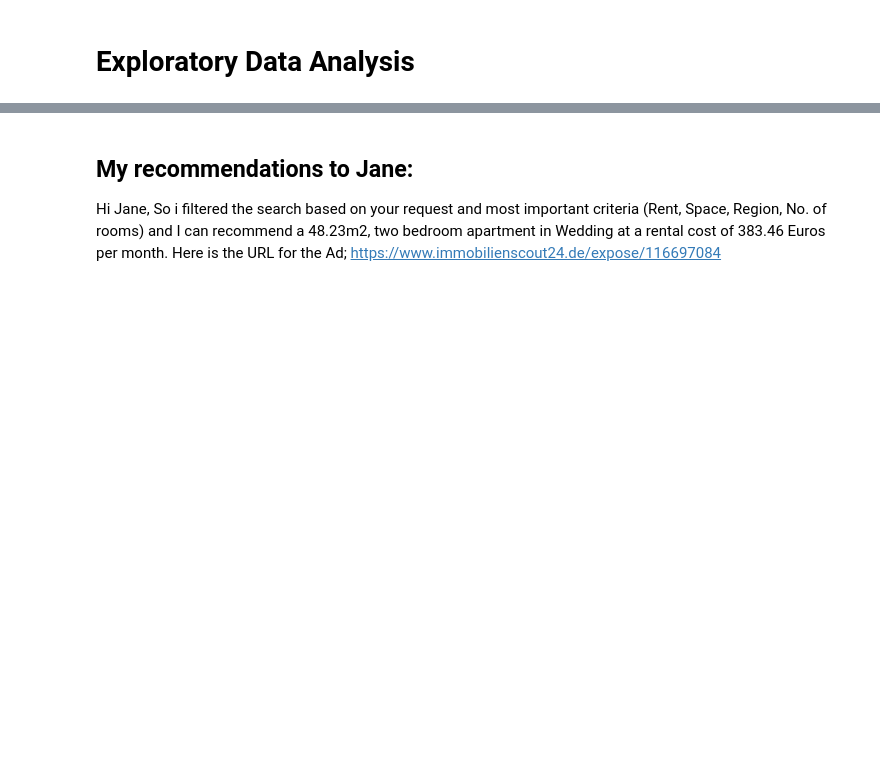
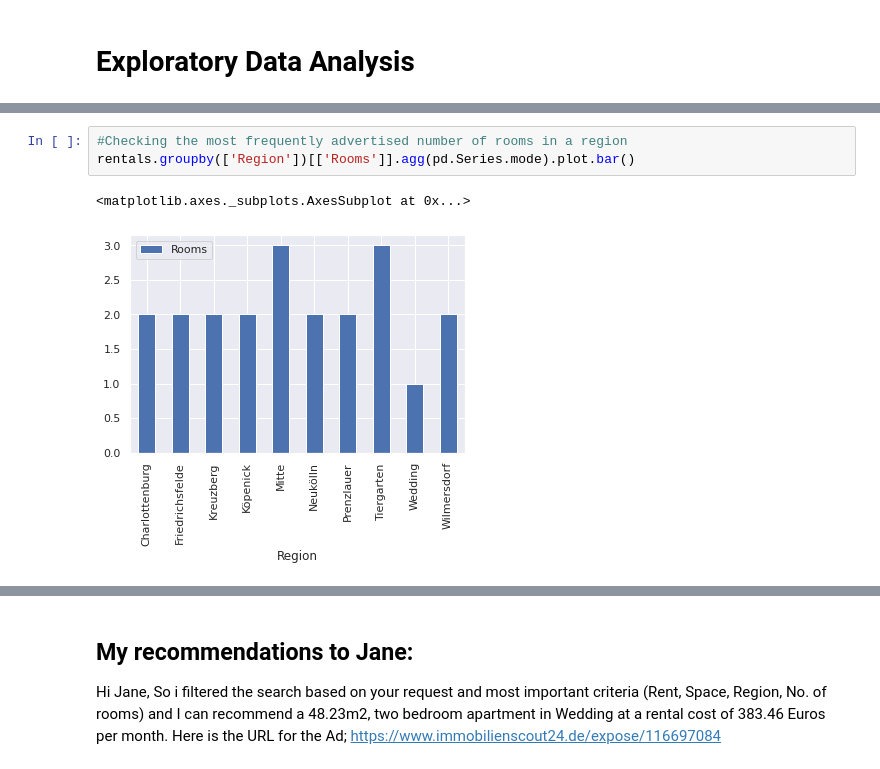
Before and after one commit to Amakudegloria/Berlin_Flates_Projects, a Jupyter notebook: Immobilien_Scout_24.ipynb, the cells around one changed output, grey strips where cells are left out. Saved outputs shown, nothing was run; the diff lists cells and outputs as text; blank space fills up the shorter version.

```diff
--- a/Immobilien_Scout_24.ipynb
+++ b/Immobilien_Scout_24.ipynb
@@ -417,0 +229,6 @@ rentals[(rentals['Rent']< 500) & (rentals['Space'] > 25) &
+# %%
+#Checking the most frequently advertised number of rooms in a region
+rentals.groupby(['Region'])[['Rooms']].agg(pd.Series.mode).plot.bar()
+# %% [output]
+<matplotlib.axes._subplots.AxesSubplot at 0x...>
+[figure, added]
```
Also changed, not shown: parts of 87 cells of this notebook.
